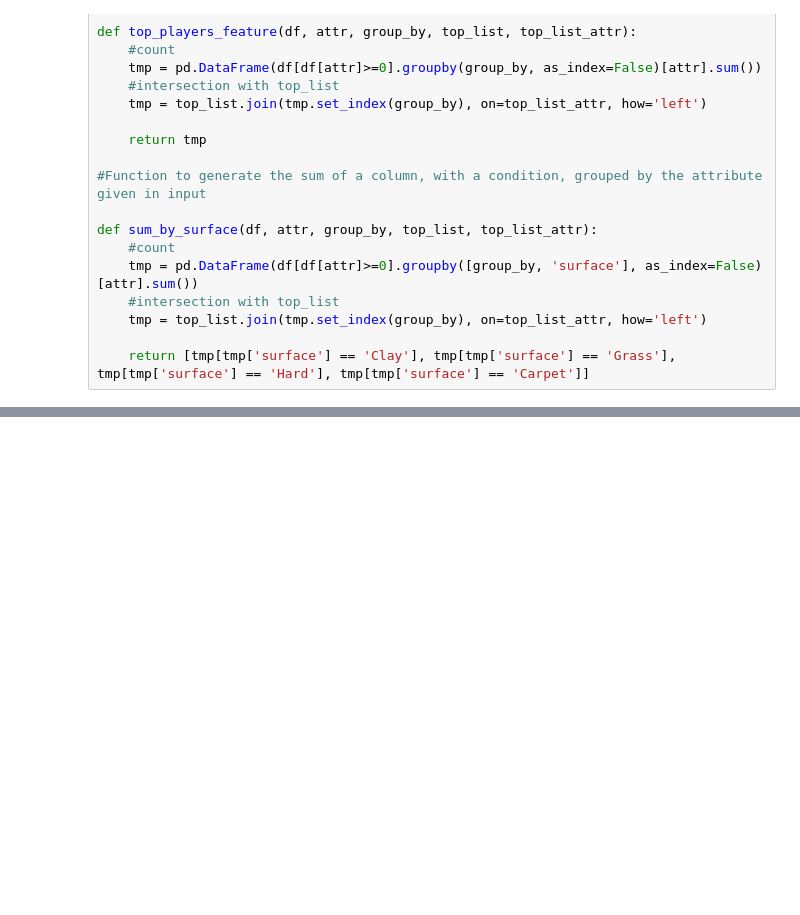
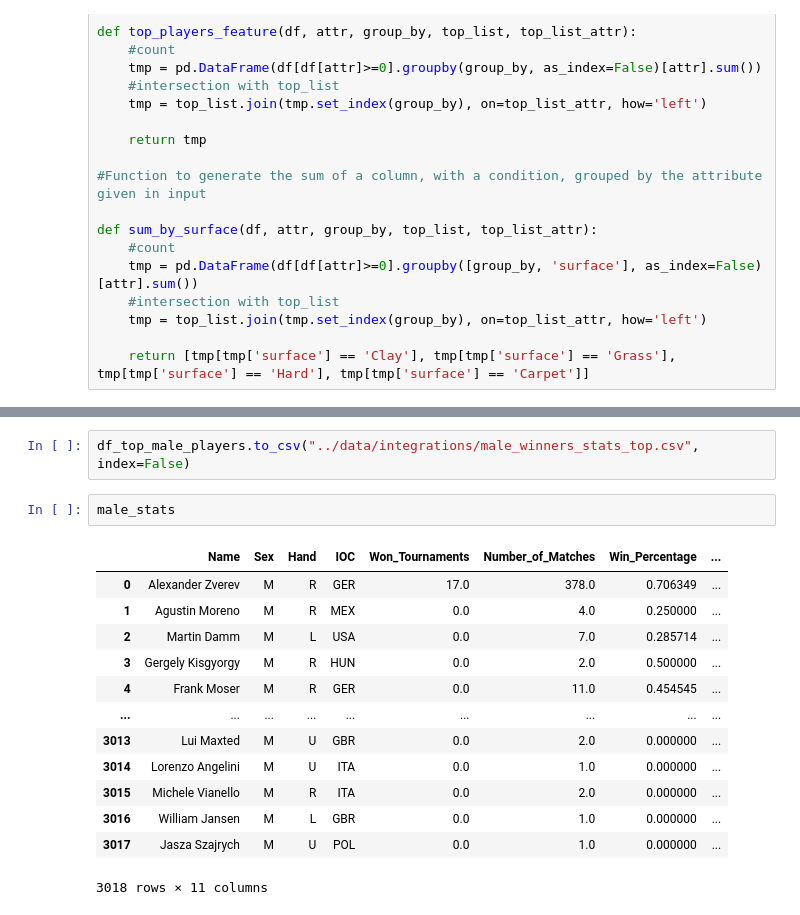
Before and after one commit to WilliamSimoni/Tennis-Matches-Data-mining, a Jupyter notebook: src/3_data_integration.ipynb, the cells around one changed output, grey strips where cells are left out. Drawn from its saved outputs; the diff is of its cells as text; blank space fills up the shorter version.

```diff
--- a/src/3_data_integration.ipynb
+++ b/src/3_data_integration.ipynb
@@ -288,3 +281,21 @@ df_top_male_players
 | 886 | Nicolas Jarry | 260.0 | 0.0 | 63.0 | 63.0 | 313.0 | 16.0 | 91.0 | ... |
 | 272 | Adrian Mannarino | 52.0 | 96.0 | 300.0 | 300.0 | 40.0 | 134.0 | 258.0 | ... |
 50 rows × 37 columns
+# %%
+df_top_male_players.to_csv("../data/integrations/male_winners_stats_top.csv", index=False)
+# %%
+male_stats
+# %% [output]
+|  | Name | Sex | Hand | IOC | Won_Tournaments | Number_of_Matches | Win_Percentage | ... |
+| 0 | Alexander Zverev | M | R | GER | 17.0 | 378.0 | 0.706349 | ... |
+| 1 | Agustin Moreno | M | R | MEX | 0.0 | 4.0 | 0.250000 | ... |
+| 2 | Martin Damm | M | L | USA | 0.0 | 7.0 | 0.285714 | ... |
+| 3 | Gergely Kisgyorgy | M | R | HUN | 0.0 | 2.0 | 0.500000 | ... |
+| 4 | Frank Moser | M | R | GER | 0.0 | 11.0 | 0.454545 | ... |
+| ... | ... | ... | ... | ... | ... | ... | ... | ... |
+| 3013 | Lui Maxted | M | U | GBR | 0.0 | 2.0 | 0.000000 | ... |
+| 3014 | Lorenzo Angelini | M | U | ITA | 0.0 | 1.0 | 0.000000 | ... |
+| 3015 | Michele Vianello | M | R | ITA | 0.0 | 2.0 | 0.000000 | ... |
+| 3016 | William Jansen | M | L | GBR | 0.0 | 1.0 | 0.000000 | ... |
+| 3017 | Jasza Szajrych | M | U | POL | 0.0 | 1.0 | 0.000000 | ... |
+3018 rows × 11 columns
```
Also changed, not shown: parts of 12 cells of this notebook, 12 other files.
